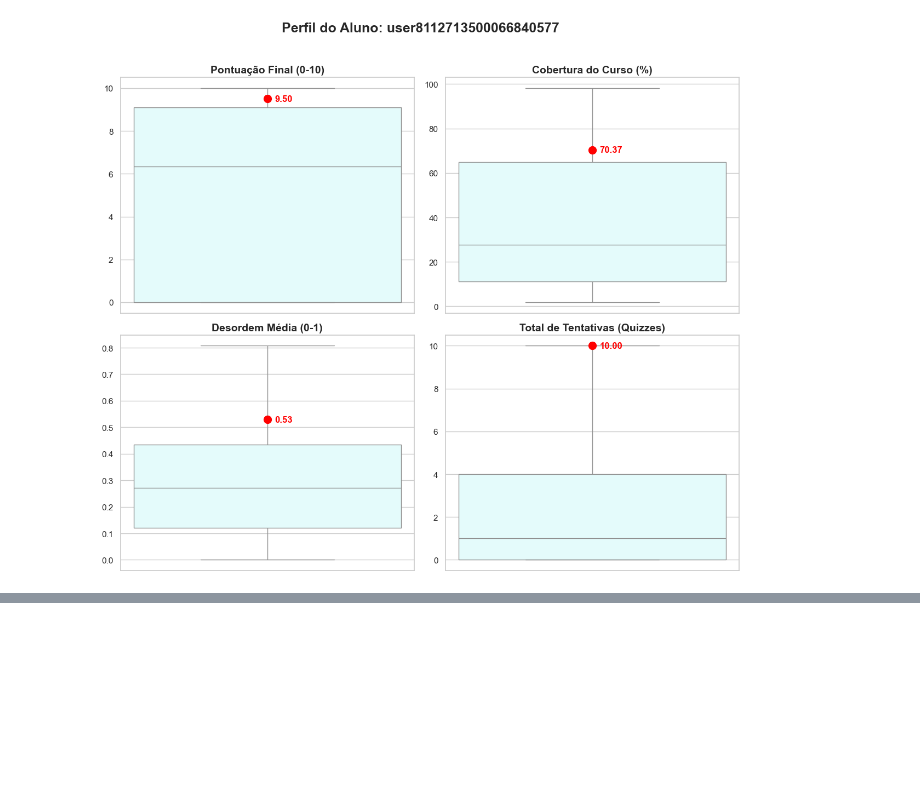
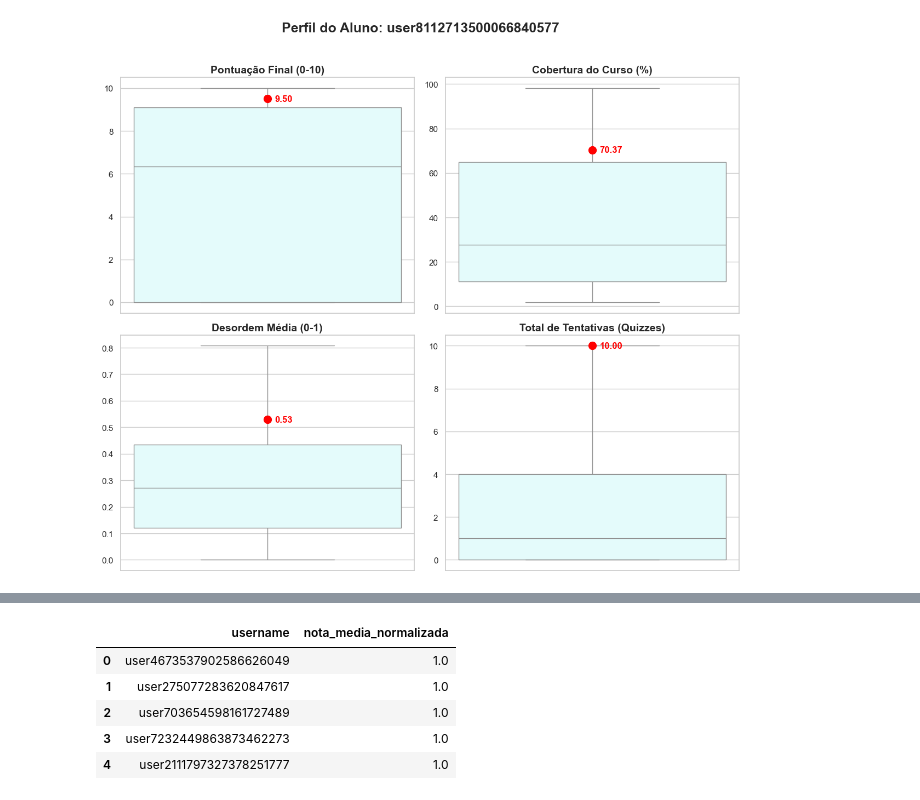
Before and after one commit to Danilus04/Topicos-Trabalho-Final, a Jupyter notebook: analise.ipynb, the cells around one changed output, grey strips where cells are left out. Drawn from its saved outputs; the diff is of its cells as text; code cells hidden in the pictures; blank space fills up the shorter version.

Commit message:
feat: Troca para classificador e mais analises

```diff
--- a/analise.ipynb
+++ b/analise.ipynb
@@ -243,0 +411,53 @@ gerar_boxplot_aluno("user8112713500066840577")
+# %%
+def extrair_notas_medias_normalizadas(pasta_dados="export/"):
+    """
+    Extrai a nota mais recente de cada atividade e a sua respectiva nota máxima (rawgrademax)
+    diretamente da tabela de histórico, calculando a média final normalizada (0 a 1).
+    """
+    query_notas = f"""
+        WITH NotasRecentes AS (
+            SELECT
+                username,
+                itemid,
+                arg_max(CAST(finalgrade AS FLOAT), CAST(timemodified AS BIGINT)) AS nota_recente,
+                arg_max(CAST(rawgrademax AS FLOAT), CAST(timemodified AS BIGINT)) AS nota_maxima
+            FROM read_csv_auto('{pasta_dados}mdl_grade_grades_history.csv', ALL_VARCHAR=TRUE)
+            WHERE finalgrade NOT IN ('', 'nan', 'None') AND finalgrade IS NOT NULL
+              AND rawgrademax NOT IN ('', 'nan', 'None') AND rawgrademax IS NOT NULL
+              AND username NOT IN ('0', '-1', '', 'nan')
+            GROUP BY username, itemid
+        ),
+        NotasNormalizadas AS (
+            -- Calcular a proporção (0 a 1) para cada atividade
+            SELECT
+                username,
+                itemid,
+                CASE
+                    WHEN nota_maxima > 0 THEN nota_recente / nota_maxima
+                    ELSE 0.0
+                END AS nota_item_0_a_1
+            FROM NotasRecentes
+        )
+        -- Calcular a média geral final do aluno
+        SELECT
+            username,
+            AVG(nota_item_0_a_1) AS nota_media_normalizada
+        FROM NotasNormalizadas
+        GROUP BY username
+        ORDER BY nota_media_normalizada DESC
+    """
+
+    # Executa a query e retorna o DataFrame
+    return duckdb.query(query_notas).df()
+
+# Executa a função
+df_target_oficial = extrair_notas_medias_normalizadas()
+
+df_target_oficial.head(5)
+# %% [output]
+|  | username | nota_media_normalizada |
+| 0 | user4673537902586626049 | 1.0 |
+| 1 | user275077283620847617 | 1.0 |
+| 2 | user703654598161727489 | 1.0 |
+| 3 | user7232449863873462273 | 1.0 |
+| 4 | user2111797327378251777 | 1.0 |
```
Also changed, not shown: parts of 5 cells of this notebook, 1 other file.
